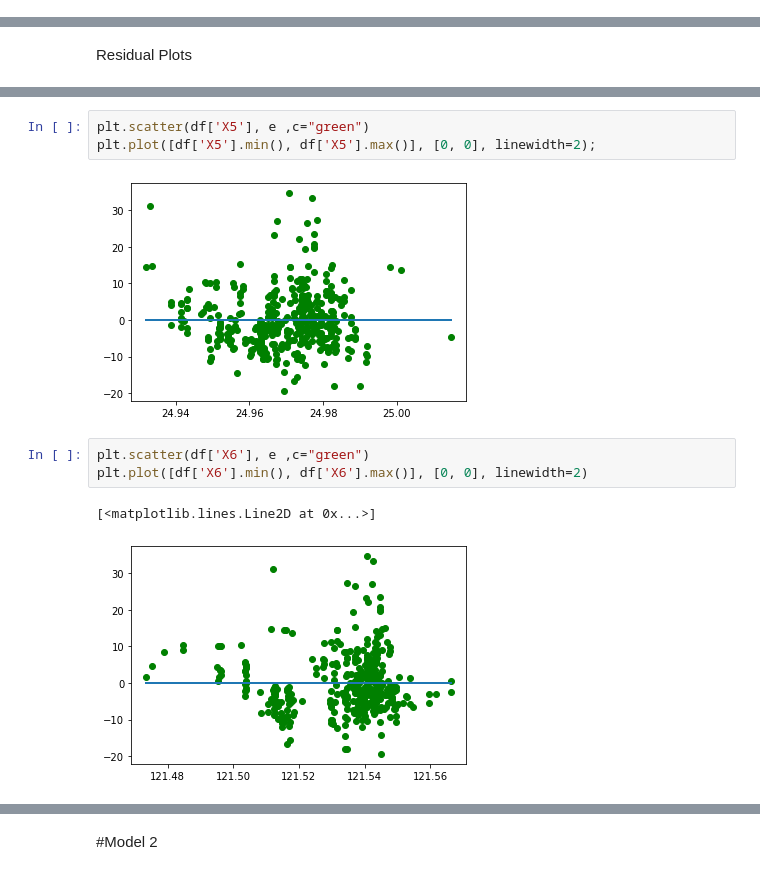
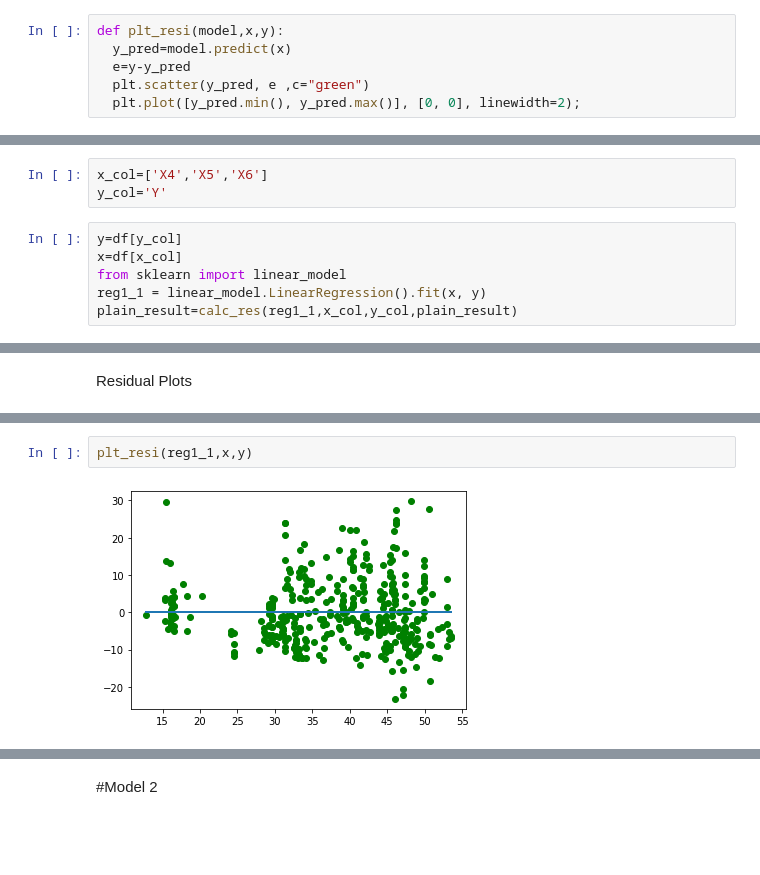
Before and after one commit to rohankavari/MachineLearning, a Jupyter notebook: Linear_regression.ipynb, the cells around one changed output, grey strips where cells are left out. Cells and saved outputs as stored; diff of their text form; blank space fills up the shorter version.

```diff
--- a/Linear_regression.ipynb
+++ b/Linear_regression.ipynb
@@ -36,3 +53,9 @@ sns.heatmap(df.corr(),annot=True)
+# %%
+def plt_resi(model,x,y):
+  y_pred=model.predict(x)
+  e=y-y_pred
+  plt.scatter(y_pred, e ,c="green")
+  plt.plot([y_pred.min(), y_pred.max()], [0, 0], linewidth=2);
 # %%
 pp = sns.pairplot(data=df,y_vars=['Y'])
 # %% [output]
@@ -63,0 +71,9 @@ strong multicollinearity or other numerical problems.
+# %%
+x_col=['X4','X5','X6']
+y_col='Y'
+# %%
+y=df[y_col]
+x=df[x_col]
+from sklearn import linear_model
+reg1_1 = linear_model.LinearRegression().fit(x, y)
+plain_result=calc_res(reg1_1,x_col,y_col,plain_result)
@@ -83,11 +95,4 @@ plt.plot([df['X4'].min(), df['X4'].max()], [0, 0], linewidth=2);
-# %%
-plt.scatter(df['X5'], e ,c="green")
-plt.plot([df['X5'].min(), df['X5'].max()], [0, 0], linewidth=2);
-# %% [output]
-[figure, removed]
-# %%
-plt.scatter(df['X6'], e ,c="green")
-plt.plot([df['X6'].min(), df['X6'].max()], [0, 0], linewidth=2)
-# %% [output]
-[<matplotlib.lines.Line2D at 0x...>]
-[figure, removed]
+# %%
+plt_resi(reg1_1,x,y)
+# %% [output]
+[figure, added]
```
Also changed, not shown: parts of 71 cells of this notebook.
